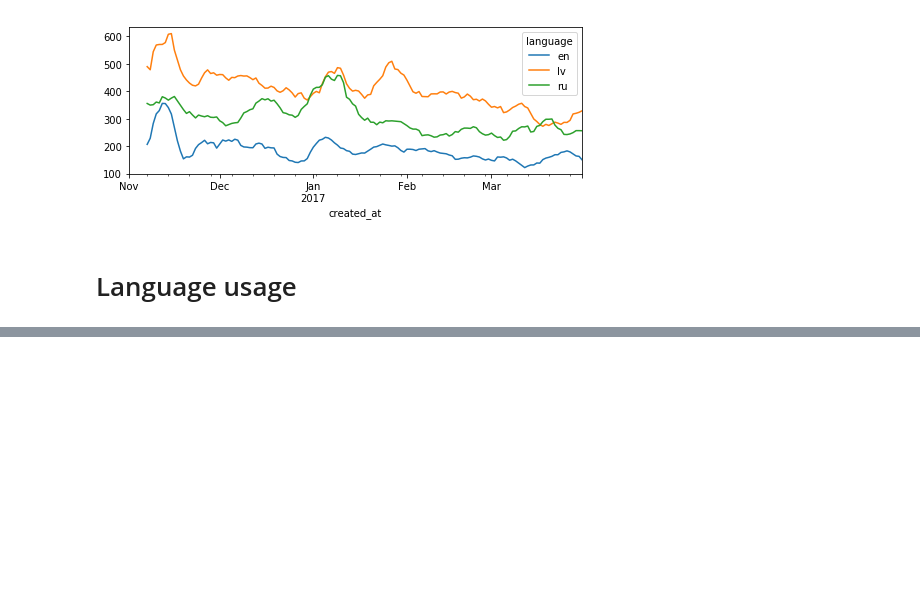
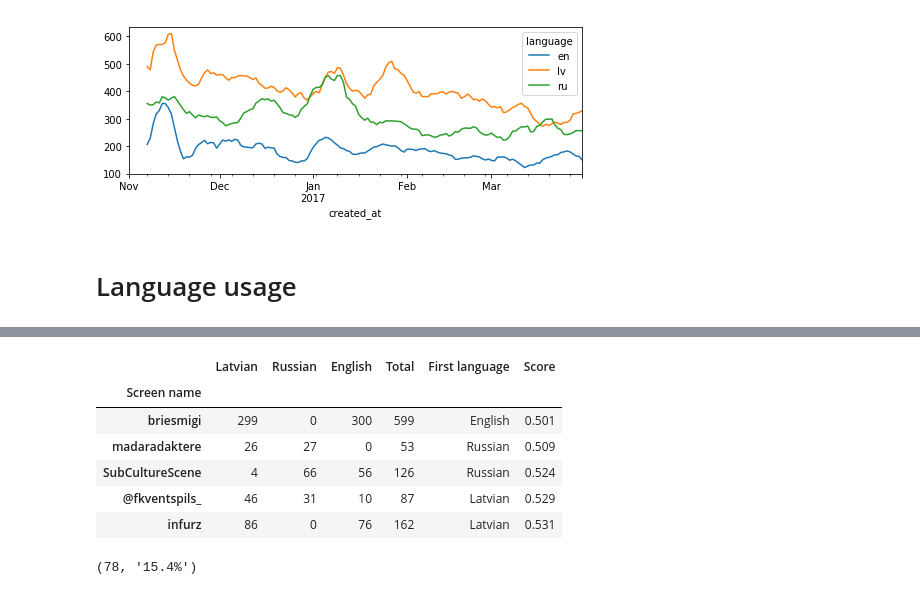
Before and after one commit to dimazest/2017-lv-corpus, a Jupyter notebook: supplement/notebook.ipynb, the cells around one changed output, grey strips where cells are left out. Saved outputs shown, nothing was run; the diff lists cells and outputs as text; code cells hidden in the pictures; blank space fills up the shorter version.

```diff
--- a/supplement/notebook.ipynb
+++ b/supplement/notebook.ipynb
@@ -86,0 +87,15 @@ sn_lang['First language'] = sn_lang[['Latvian', 'Russian', 'English']].apply((la
+# %%
+sn_lang[sn_lang['Score'].between(0.4875, 0.897)].sort_values('Score').head()
+# %% [output]
+|  | Latvian | Russian | English | Total | First language | Score |
+| Screen name |  |  |  |  |  |  |
+| briesmigi | 299 | 0 | 300 | 599 | English | 0.501 |
+| madaradaktere | 26 | 27 | 0 | 53 | Russian | 0.509 |
+| SubCultureScene | 4 | 66 | 56 | 126 | Russian | 0.524 |
+| @fkventspils_ | 46 | 31 | 10 | 87 | Latvian | 0.529 |
+| infurz | 86 | 0 | 76 | 162 | Latvian | 0.531 |
+# %%
+_ = len(sn_lang[sn_lang['Score'].between(0.4875, 0.897)].sort_values('Score'))
+_, '{:.1%}'.format(_ / len(sn_lang))
+# %% [output]
+(78, '15.4%')
```
Also changed, not shown: parts of 22 cells of this notebook, 5 other files.
